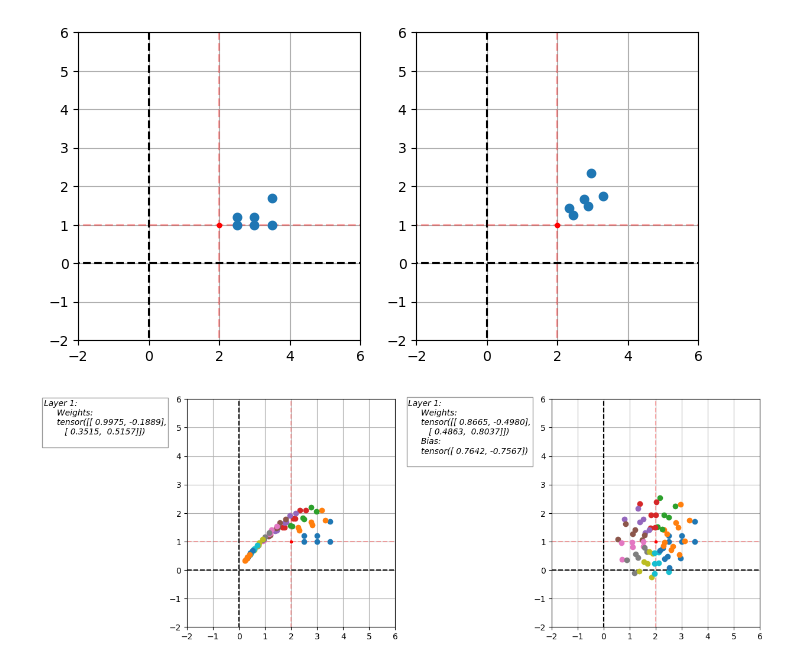
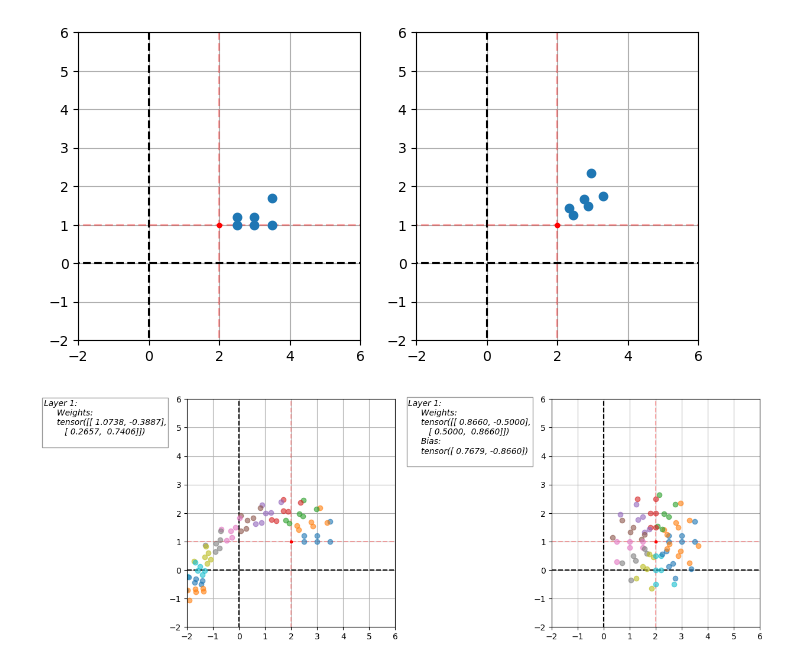
Before and after one commit to karsten3112/Computational-Physics, a Jupyter notebook: Week9/exercise50.ipynb, the cells around one changed output. Saved outputs shown, nothing was run; the diff lists cells and outputs as text; code cells hidden in the pictures.

```diff
--- a/Week9/exercise50.ipynb
+++ b/Week9/exercise50.ipynb
@@ -13,7 +13,6 @@ class rotationNN(torch.nn.Module):
             self.layers.append(layer)
 
     def forward(self, x):
-        #print(x.shape)
         for layer in self.layers:
             x = layer(x)
         return x
@@ -39,7 +38,9 @@ def rotation(phi, points, origin = np.zeros(shape=(1,1))):
 def loss_func(train_data, model_pred):
     return torch.mean(torch.linalg.norm(train_data-model_pred, axis=1))
 
-def train_model(model, train_data, rotated_data, optimizer, N_steps=5000,loss_func=loss_func):
+loss_func1 = torch.nn.MSELoss()
+
+def train_model(model, train_data, rotated_data, optimizer, N_steps=5000,loss_func=loss_func1):
     loss_vals = []
     for step in range(N_steps):
         optimizer.zero_grad()
@@ -68,7 +69,7 @@ axs[1].plot(rot_points[:,0], rot_points[:,1], 'o')
 rot_NNs = [rotationNN(num_layers=1, bias=False), rotationNN(num_layers=1, bias=True)]
 for rot_NN in rot_NNs:
     optimizer = torch.optim.Adam(params=rot_NN.parameters())
-    loss_vals = train_model(model=rot_NN, train_data=torch.tensor(points, dtype=torch.float), rotated_data=torch.tensor(rot_points, dtype=torch.float), optimizer=optimizer)
+    loss_vals = train_model(model=rot_NN, train_data=torch.tensor(points, dtype=torch.float), rotated_data=torch.tensor(rot_points, dtype=torch.float), optimizer=optimizer, N_steps=10000)
 # %%
 fig, axs = plt.subplots(1,2, figsize=(12.5,5))
 points_tensor = torch.tensor(points, dtype=torch.float)
@@ -95,7 +96,7 @@ fig.subplots_adjust(wspace=1.0)
 rot_NNs = [rotationNN(num_layers=2, bias=True), rotationNN(num_layers=2, bias=True), rotationNN(num_layers=2, bias=True)]
 for rot_NN in rot_NNs:
     optimizer = torch.optim.Adam(params=rot_NN.parameters())
-    loss_vals = train_model(model=rot_NN, train_data=torch.tensor(points, dtype=torch.float), rotated_data=torch.tensor(rot_points, dtype=torch.float), optimizer=optimizer)
+    loss_vals = train_model(model=rot_NN, train_data=torch.tensor(points, dtype=torch.float), rotated_data=torch.tensor(rot_points, dtype=torch.float), optimizer=optimizer, N_steps=10000)
 # %%
 fig, axs = plt.subplots(1,3, figsize=(20,5))
 points_tensor = torch.tensor(points, dtype=torch.float)
@@ -140,32 +141,32 @@ axs[1].plot(rot_points[:,0], rot_points[:,1], 'o')
 # %%
 rot_NNs = [rotationNN(num_layers=1, bias=False), rotationNN(num_layers=1, bias=True)]
 for rot_NN in rot_NNs:
-    optimizer = torch.optim.Adam(params=rot_NN.parameters())
+    optimizer = torch.optim.Adam(params=rot_NN.parameters(), lr=0.01)
     loss_vals = train_model(model=rot_NN, train_data=torch.tensor(points, dtype=torch.float), rotated_data=torch.tensor(rot_points, dtype=torch.float), optimizer=optimizer, N_steps=10000)
 # %%
 fig, axs = plt.subplots(1,2, figsize=(12.5,5))
 points_tensor = torch.tensor(points, dtype=torch.float)
 for ax in axs:
     ax.grid()
     ax.set_xlim([-2.0,6.0])
     ax.set_ylim([-2.0,6.0])
     ax.hlines(0.0,-2.5,6.5, linestyles="--", color="k")
     ax.vlines(0.0,-2.5,6.5, linestyles="--", color="k")
     ax.hlines(0.0,-2.5,6.5, linestyles="--", color="k")
     ax.vlines(0.0,-2.5,6.5, linestyles="--", color="k")
     ax.vlines(2.0, -2.5,6.5, linestyles="--", color="red", alpha=0.3)
     ax.hlines(1.0, -2.5,6.5, linestyles="--", color= "red", alpha=0.3)
     ax.plot(2.0,1.0, "o", c="red", markersize=3.0)
 
 with torch.no_grad():
     for ax, rot_NN in zip(axs, rot_NNs):
         points_rot = points_tensor
-        ax.plot(points_tensor[:,0], points_tensor[:,1], 'o')
+        ax.plot(points_tensor[:,0], points_tensor[:,1], 'o', alpha=0.6)
         ax.text(-7.5, 6.0, rot_NN.print_weights(), style='italic', verticalalignment="top",
             bbox={'facecolor': 'white', 'alpha': 0.4, 'pad': 2})
         for i in range(11):
             points_rot = rot_NN.forward(points_rot)
-            ax.plot(points_rot[:,0], points_rot[:,1], 'o')
+            ax.plot(points_rot[:,0], points_rot[:,1], 'o', alpha=0.6)
 fig.subplots_adjust(wspace=.75)
 # %% [output]
-[figure, old version]
+[figure, new version]
```
Also changed, not shown: parts of 6 cells of this notebook, 6 other files.
